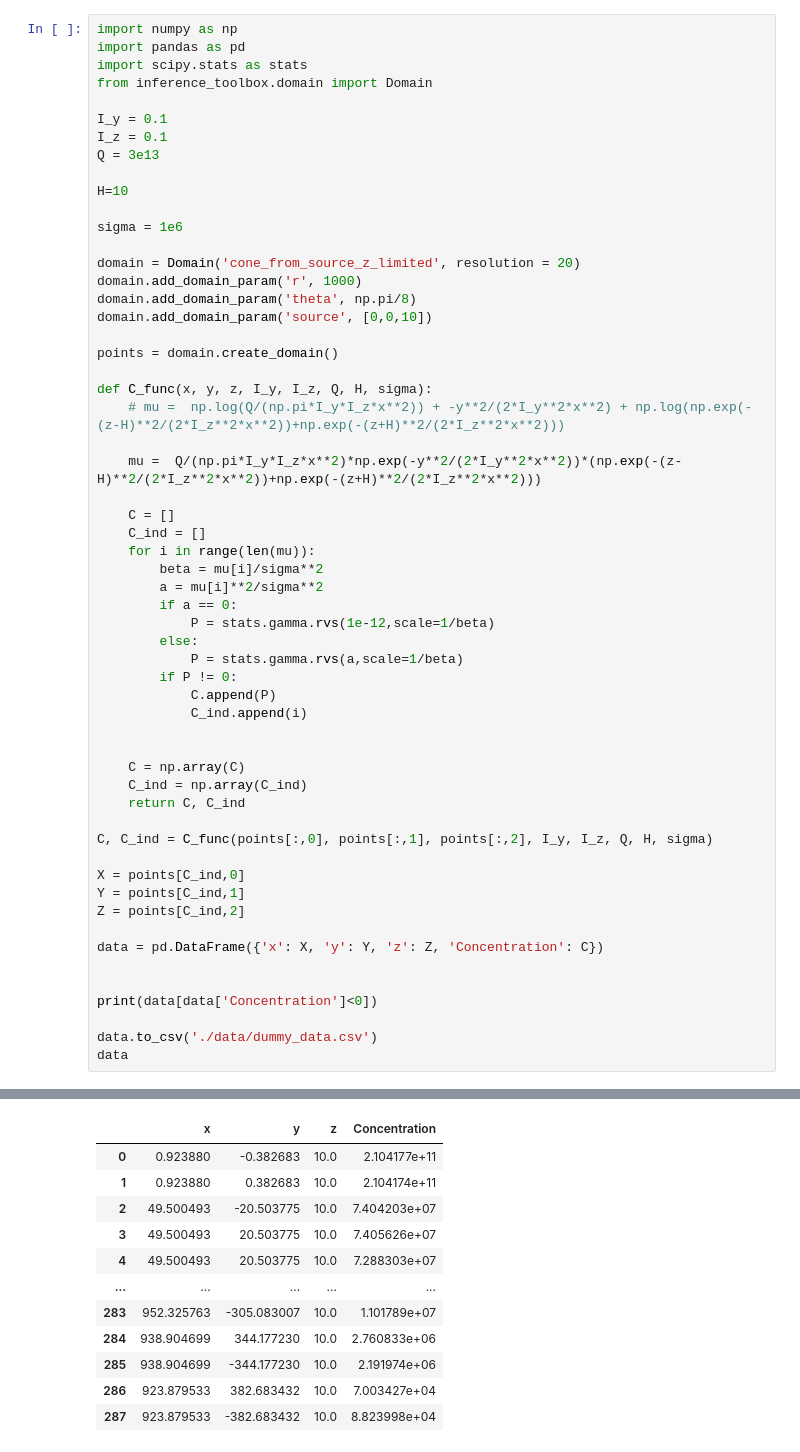
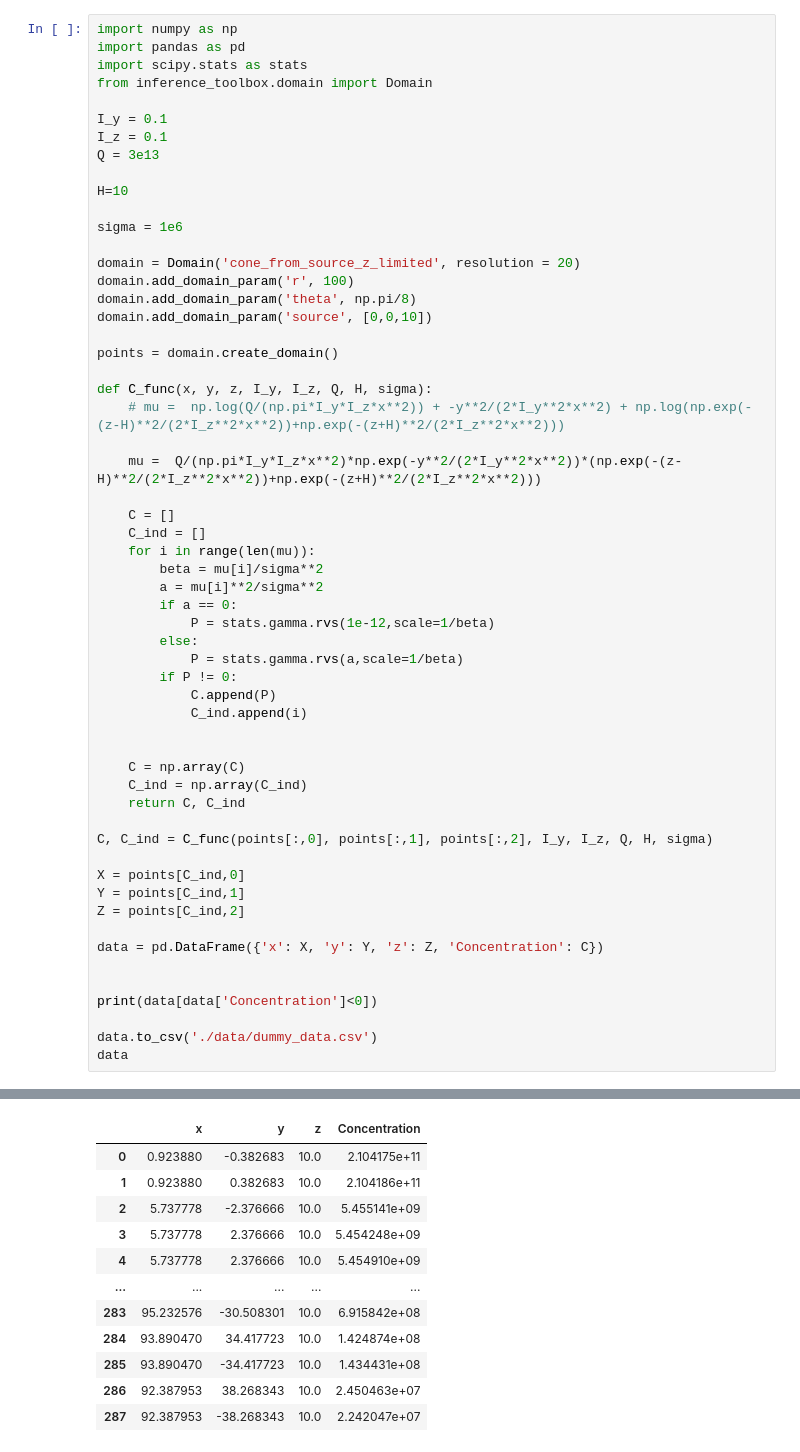
Before and after one commit to samcd22/PhD_project, a Jupyter notebook: generating_dummy_data.ipynb, the cells around one changed output, grey strips where cells are left out. Drawn from its saved outputs; the diff is of its cells as text.

Commit message:
changed a few small things, improved the domain.py functions

```diff
--- a/generating_dummy_data.ipynb
+++ b/generating_dummy_data.ipynb
@@ -13,7 +13,7 @@ H=10
 sigma = 1e6
 
 domain = Domain('cone_from_source_z_limited', resolution = 20)
-domain.add_domain_param('r', 1000)
+domain.add_domain_param('r', 100)
 domain.add_domain_param('theta', np.pi/8)
 domain.add_domain_param('source', [0,0,10])
 
@@ -33,44 +33,44 @@ def C_func(x, y, z, I_y, I_z, Q, H, sigma):
             P = stats.gamma.rvs(1e-12,scale=1/beta)
         else:
             P = stats.gamma.rvs(a,scale=1/beta)
         if P != 0:
             C.append(P)
             C_ind.append(i)
 
 
     C = np.array(C)
     C_ind = np.array(C_ind)
     return C, C_ind
 
 C, C_ind = C_func(points[:,0], points[:,1], points[:,2], I_y, I_z, Q, H, sigma)
 
 X = points[C_ind,0]
 Y = points[C_ind,1]
 Z = points[C_ind,2]
 
 data = pd.DataFrame({'x': X, 'y': Y, 'z': Z, 'Concentration': C})
 
 
 print(data[data['Concentration']<0])
 
 data.to_csv('./data/dummy_data.csv')
 data
 # %% [output]
 Empty DataFrame
 Columns: [x, y, z, Concentration]
 Index: []
 |  | x | y | z | Concentration |
-| 0 | 0.923880 | -0.382683 | 10.0 | 2.104177e+11 |
-| 1 | 0.923880 | 0.382683 | 10.0 | 2.104174e+11 |
-| 2 | 49.500493 | -20.503775 | 10.0 | 7.404203e+07 |
-| 3 | 49.500493 | 20.503775 | 10.0 | 7.405626e+07 |
-| 4 | 49.500493 | 20.503775 | 10.0 | 7.288303e+07 |
+| 0 | 0.923880 | -0.382683 | 10.0 | 2.104175e+11 |
+| 1 | 0.923880 | 0.382683 | 10.0 | 2.104186e+11 |
+| 2 | 5.737778 | -2.376666 | 10.0 | 5.455141e+09 |
+| 3 | 5.737778 | 2.376666 | 10.0 | 5.454248e+09 |
+| 4 | 5.737778 | 2.376666 | 10.0 | 5.454910e+09 |
 | ... | ... | ... | ... | ... |
-| 283 | 952.325763 | -305.083007 | 10.0 | 1.101789e+07 |
-| 284 | 938.904699 | 344.177230 | 10.0 | 2.760833e+06 |
-| 285 | 938.904699 | -344.177230 | 10.0 | 2.191974e+06 |
-| 286 | 923.879533 | 382.683432 | 10.0 | 7.003427e+04 |
-| 287 | 923.879533 | -382.683432 | 10.0 | 8.823998e+04 |
+| 283 | 95.232576 | -30.508301 | 10.0 | 6.915842e+08 |
+| 284 | 93.890470 | 34.417723 | 10.0 | 1.424874e+08 |
+| 285 | 93.890470 | -34.417723 | 10.0 | 1.434431e+08 |
+| 286 | 92.387953 | 38.268343 | 10.0 | 2.450463e+07 |
+| 287 | 92.387953 | -38.268343 | 10.0 | 2.242047e+07 |
 288 rows × 4 columns
 # %%
 data.Concentration.median()
```
Also changed, not shown: parts of 1 cell of this notebook, 6 other files.
